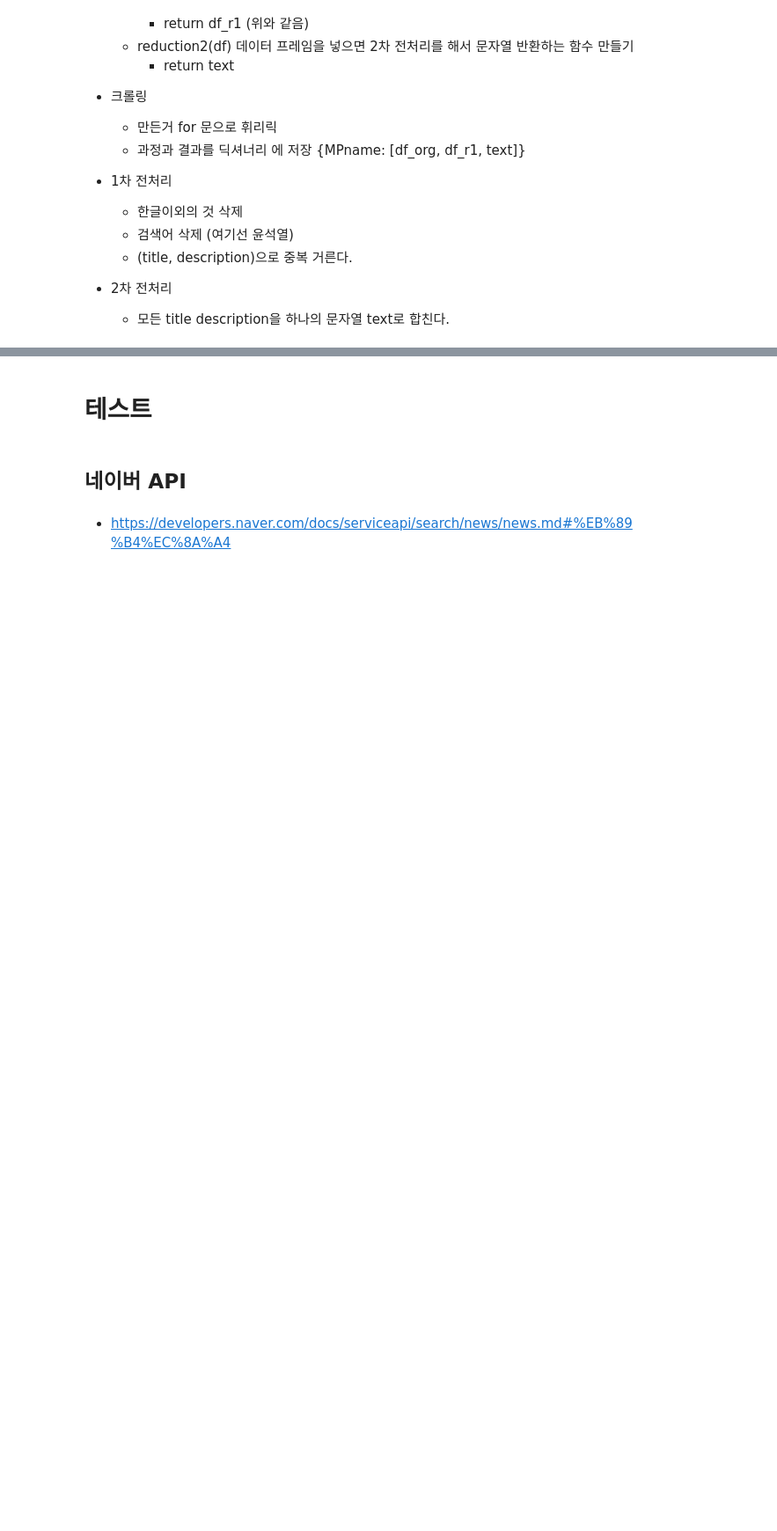
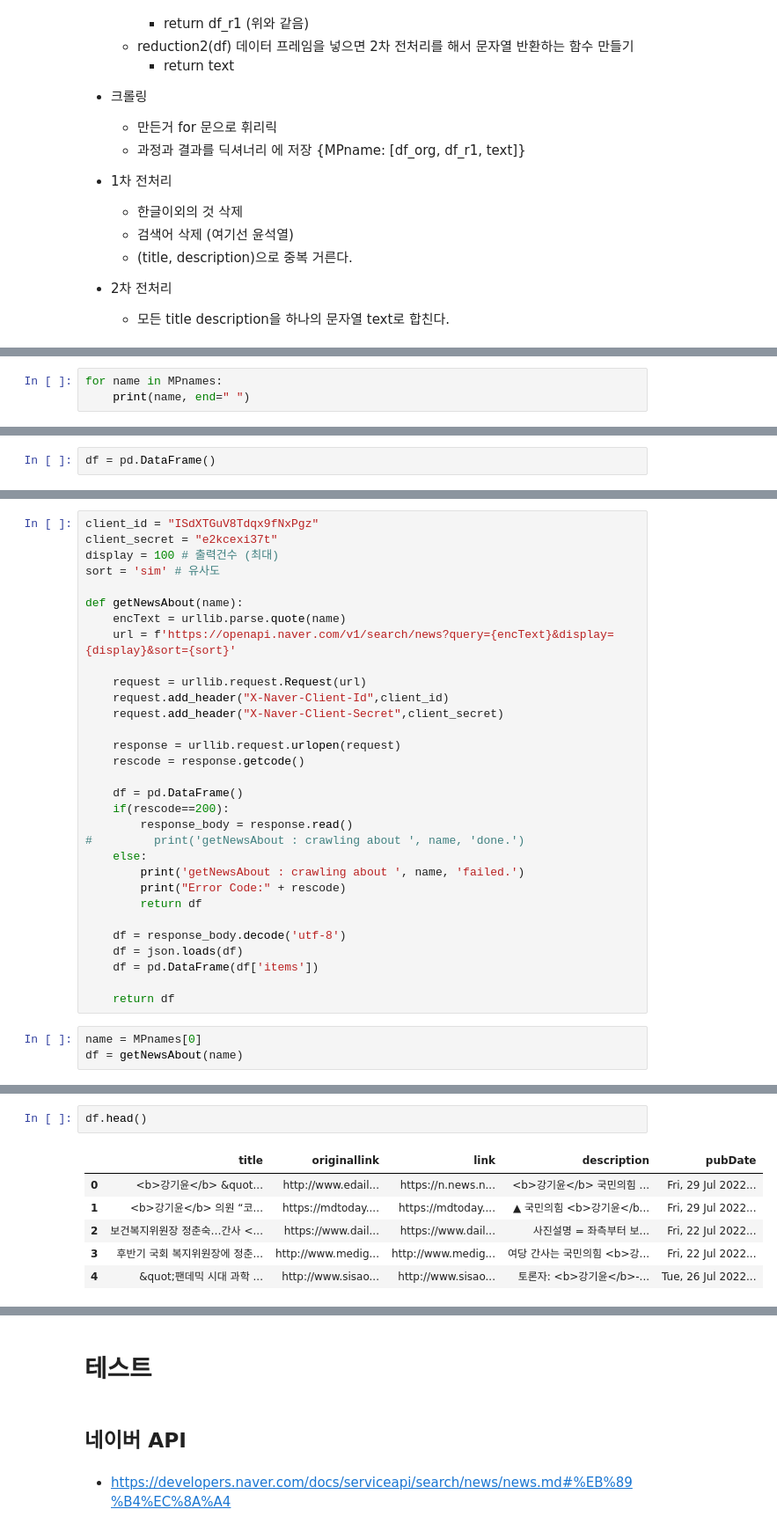
Before and after one commit to veryberry030/projects_cakd7_data, a Jupyter notebook: SB_NA.ipynb, the cells around one changed output, grey strips where cells are left out. Shown at 88% size. Cells and saved outputs as stored; diff of their text form; blank space fills up the shorter version.

```diff
--- a/SB_NA.ipynb
+++ b/SB_NA.ipynb
@@ -58,0 +80,3 @@ from bs4 import BeautifulSoup
+# %%
+for name in MPnames:
+    print(name, end=" ")
@@ -58,0 +91,2 @@ from bs4 import BeautifulSoup
+# %%
+df = pd.DataFrame()
@@ -58,0 +97,34 @@ from bs4 import BeautifulSoup
+# %%
+client_id = "ISdXTGuV8Tdqx9fNxPgz"
+client_secret = "e2kcexi37t"
+display = 100 # 출력건수 (최대)
+sort = 'sim' # 유사도
+
+def getNewsAbout(name):
+    encText = urllib.parse.quote(name)
+    url = f'https://openapi.naver.com/v1/search/news?query={encText}&display={display}&sort={sort}'
+
+    request = urllib.request.Request(url)
+    request.add_header("X-Naver-Client-Id",client_id)
+    request.add_header("X-Naver-Client-Secret",client_secret)
+
+    response = urllib.request.urlopen(request)
+    rescode = response.getcode()
+
+    df = pd.DataFrame()
+    if(rescode==200):
+        response_body = response.read()
+#         print('getNewsAbout : crawling about ', name, 'done.')
+    else:
+        print('getNewsAbout : crawling about ', name, 'failed.')
+        print("Error Code:" + rescode)
+        return df
+
+    df = response_body.decode('utf-8')
+    df = json.loads(df)
+    df = pd.DataFrame(df['items'])
+
+    return df
+# %%
+name = MPnames[0]
+df = getNewsAbout(name)
@@ -58,0 +150,9 @@ from bs4 import BeautifulSoup
+# %%
+df.head()
+# %% [output]
+|  | title | originallink | link | description | pubDate |
+| 0 | <b>강기윤</b> &quot... | http://www.edail... | https://n.news.n... | <b>강기윤</b> 국민의힘 ... | Fri, 29 Jul 2022... |
+| 1 | <b>강기윤</b> 의원 “코... | https://mdtoday.... | https://mdtoday.... | ▲ 국민의힘 <b>강기윤</b... | Fri, 29 Jul 2022... |
+| 2 | 보건복지위원장 정춘숙…간사 <... | https://www.dail... | https://www.dail... | ﻿﻿﻿사진설명 = 좌측부터 보... | Fri, 22 Jul 2022... |
+| 3 | 후반기 국회 복지위원장에 정춘... | http://www.medig... | http://www.medig... | 여당 간사는 국민의힘 <b>강... | Fri, 22 Jul 2022... |
+| 4 | &quot;팬데믹 시대 과학 ... | http://www.sisao... | http://www.sisao... | 토론자: <b>강기윤</b>-... | Tue, 26 Jul 2022... |
```
Also changed, not shown: parts of 56 cells of this notebook.
